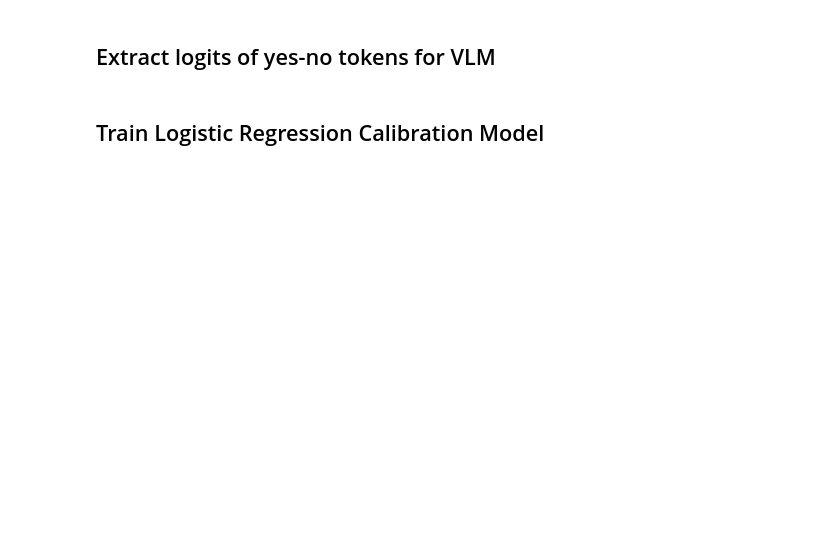
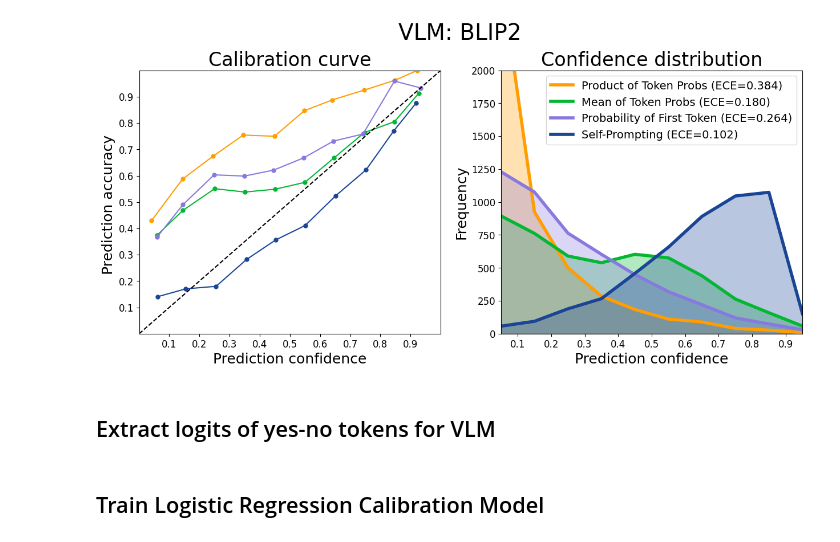
Before and after one commit to tejas1995/ReCoVERR, a Jupyter notebook: src/VLM-Calibration.ipynb, the cells around one changed output. Drawn from its saved outputs; the diff is of its cells as text; code cells hidden in the pictures; blank space fills up the shorter version.

```diff
--- a/src/VLM-Calibration.ipynb
+++ b/src/VLM-Calibration.ipynb
@@ -208,3 +208,99 @@ plt.show()
+# %%
+def display_prob_type(prob_type, prob_display_name, color):
+
+    predicted_answer_probs = []
+    predicted_answer_accs = []
+    for qid in qids:
+        for rollout in directvqa_rollouts[qid]:
+            if rollout['lave_score'] not in [0.0, 1.0]:
+                continue
+            acc = 1 if rollout['lave_score'] == 1.0 else 0
+            if prob_type == 'exp_mean_token_logprobs':
+                logprobs = rollout['answer_logprobs_dict']['answer_token_logprobs']
+                prob = np.exp(np.mean(logprobs))
+            elif prob_type == 'prod_token_probs':
+                prob = rollout['answer_logprobs_dict'][prob_type]
+            else:
+                prob = rollout['answer_logprobs_dict'][prob_type]
+            predicted_answer_probs.append(prob)
+            predicted_answer_accs.append(acc)
+    bin_accs, bin_meanprobs, bin_sizes, bin_stdprobs = [], [], [], []
+    num_bins = 10
+    for i in range(num_bins):
+        bin_lower = i*1.0/num_bins
+        bin_upper = (i+1)*1.0/num_bins
+        bin_idxs = [i for i in range(len(predicted_answer_accs)) if predicted_answer_probs[i] >= bin_lower and predicted_answer_probs[i] < bin_upper]
+        bin_individualaccs = [predicted_answer_accs[i] for i in bin_idxs]
+        bin_individualprobs = [predicted_answer_probs[i] for i in bin_idxs]
+        bin_accs.append(np.mean(bin_individualaccs))
+        bin_meanprobs.append(np.mean(bin_individualprobs))
+        bin_sizes.append(len(bin_idxs))
+        bin_stdprobs.append(np.std(bin_individualprobs))
+    calibration_error = np.sum((np.abs(np.array(bin_accs) - np.array(bin_meanprobs)))*np.array(bin_sizes))/len(qids)
+    confdistribution = []
+    for i in range(10):
+        x = [c for c in predicted_answer_probs if c >= i/10 and c < (i+1)/10]
+        confdistribution.append(len(x))
+
+    ax2.plot(
+        bar_x,
+        confdistribution,
+        color=color,
+        linewidth=4,
+        label=f"{prob_display_name} (ECE={calibration_error:.3f})",
+    )
+    ax2.fill_between(
+        bar_x,
+        confdistribution,
+        color=color,
+        alpha=0.3,
+    )
+    ax1.plot(bin_meanprobs, bin_accs, marker='.', markersize=10, color=color, label=prob_display_name)
+    #ax2.hist(
+    #    predicted_answer_probs,
+    #    freqhist_bins,
+    #    color=color,
+    #    alpha=0.7,
+    #    #weights=np.ones_like(predicted_answer_probs) / len(qids)
+    #)
+
+from matplotlib import pyplot as plt
+plt.size = (50, 25)
+fig, (ax1, ax2) = plt.subplots(1, 2)
+fig.suptitle(f'VLM: {vlm_displayname}\n\n', fontsize=28, y=1.02)
+fig.set_size_inches(15, 6)
+#ax1.errorbar(bin_meanprobs, bin_accs, xerr=bin_stdprobs, ecolor='k', barsabove=False, color='')
+freqhist_bins = np.linspace(0, 1, num_bins+1)
+bar_x = [i/10+0.05 for i in range(10)]
+
+display_prob_type('prod_token_probs', 'Product of Token Probs', "#ff9d02")
+display_prob_type('mean_token_prob', 'Mean of Token Probs', '#03b733')
+display_prob_type('first_token_prob', 'Probability of First Token', "#8879de")
+display_prob_type('yn_prob', 'Self-Prompting', "#1a4595")
+
+ax1.plot([0,1], [0,1], linestyle='--', color='k')
+ax1.set_title(f'Calibration curve', fontsize=24)
+ax1.set_xticks(ticks=[i/10 for i in range(1, 10)])
+ax1.set_yticks(ticks=[i/10 for i in range(1, 10)])
+ax1.tick_params(axis='both', which='major', labelsize=12)
+ax1.set_xlim(0, 1)
+ax1.set_ylim(0, 1)
+ax1.set_xlabel('Prediction confidence', fontsize=18)
+ax1.set_ylabel('Prediction accuracy ', fontsize=18)
+
+
+ax2.set_title(f'Confidence distribution', fontsize=24)
+ax2.set_xlabel('Prediction confidence', fontsize=18)
+ax2.set_ylabel('Frequency', fontsize=18)
+ax2.set_xticks(ticks=[i/10 for i in range(1, 10)])#, fontsize=12)
+ax2.tick_params(axis='both', which='major', labelsize=12)
+ax2.set_xlim(0.05, 0.95)
+ax2.set_ylim(0, 2000)
+ax2.legend(loc='upper right', fontsize=14)
+
+plt.show()
+# %% [output]
+[figure, added]
 # %%
 
 
```
Also changed, not shown: parts of 23 cells of this notebook.
